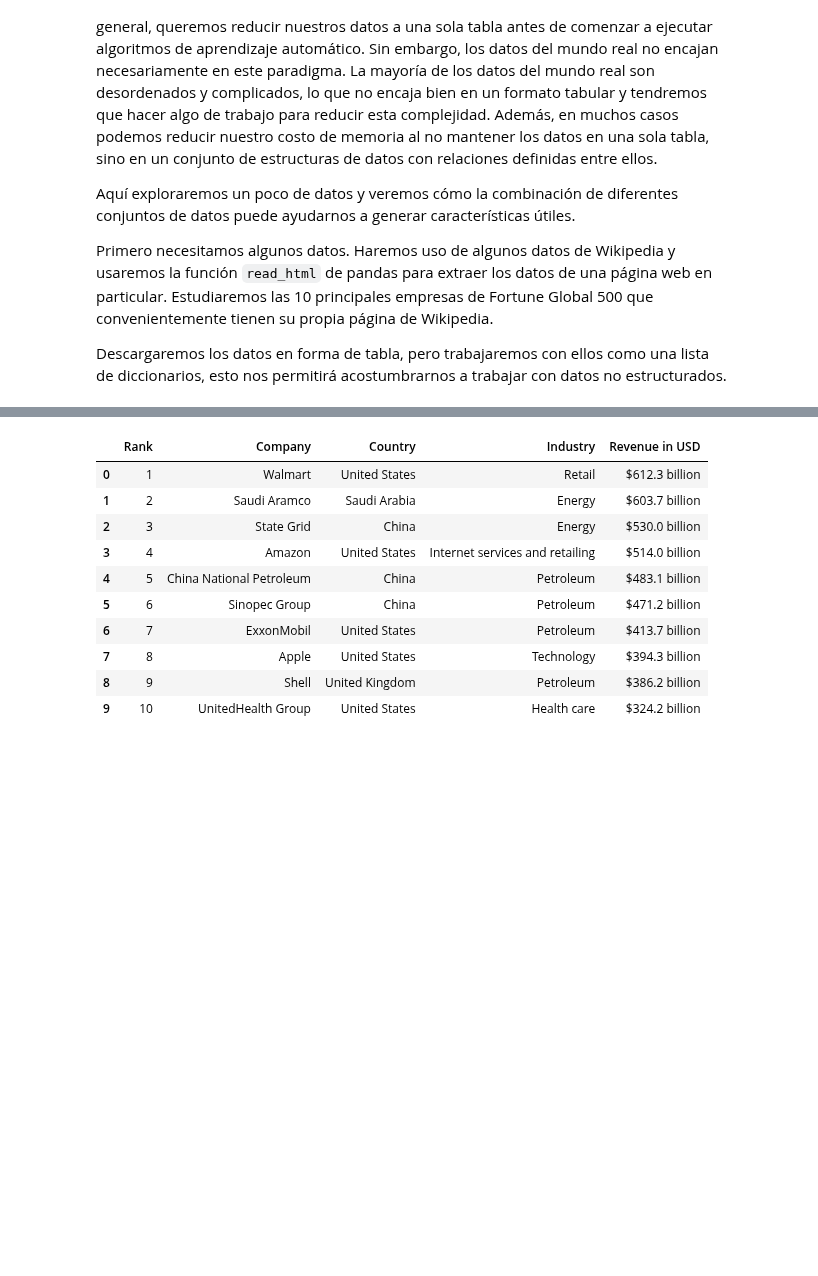
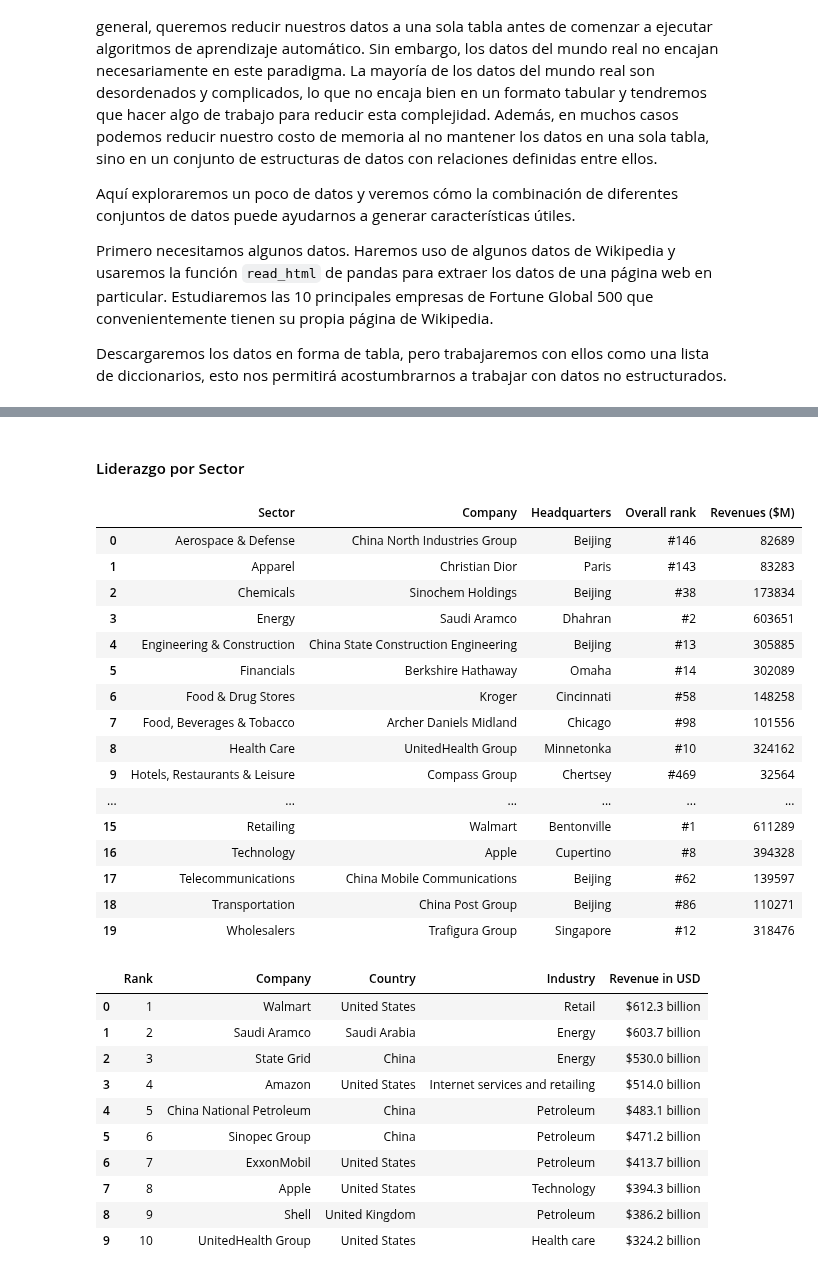
Before and after one commit to rubuntu/uaa-417-sistemas-de-gestion-de-bases-de-datos-avanzados, a Jupyter notebook: 10_Data_Munging.ipynb, the cells around one changed output, grey strips where cells are left out. Saved outputs shown, nothing was run; the diff lists cells and outputs as text; code cells hidden in the pictures; blank space fills up the shorter version.

```diff
--- a/10_Data_Munging.ipynb
+++ b/10_Data_Munging.ipynb
@@ -24,3 +66,25 @@ Descargaremos los datos en forma de tabla, pero trabajaremos con ellos como una
+# %% [markdown]
+#### Liderazgo por Sector
+# %%
+pd.read_html('https://en.wikipedia.org/wiki/Fortune_Global_500', header=0)[3]
+# %% [output]
+|  | Sector | Company | Headquarters | Overall rank | Revenues ($M) |
+| 0 | Aerospace & Defense | China North Industries Group | Beijing | #146 | 82689 |
+| 1 | Apparel | Christian Dior | Paris | #143 | 83283 |
+| 2 | Chemicals | Sinochem Holdings | Beijing | #38 | 173834 |
+| 3 | Energy | Saudi Aramco | Dhahran | #2 | 603651 |
+| 4 | Engineering & Construction | China State Construction Engineering | Beijing | #13 | 305885 |
+| 5 | Financials | Berkshire Hathaway | Omaha | #14 | 302089 |
+| 6 | Food & Drug Stores | Kroger | Cincinnati | #58 | 148258 |
+| 7 | Food, Beverages & Tobacco | Archer Daniels Midland | Chicago | #98 | 101556 |
+| 8 | Health Care | UnitedHealth Group | Minnetonka | #10 | 324162 |
+| 9 | Hotels, Restaurants & Leisure | Compass Group | Chertsey | #469 | 32564 |
+| ... | ... | ... | ... | ... | ... |
+| 15 | Retailing | Walmart | Bentonville | #1 | 611289 |
+| 16 | Technology | Apple | Cupertino | #8 | 394328 |
+| 17 | Telecommunications | China Mobile Communications | Beijing | #62 | 139597 |
+| 18 | Transportation | China Post Group | Beijing | #86 | 110271 |
+| 19 | Wholesalers | Trafigura Group | Singapore | #12 | 318476 |
 # %%
 df = pd.read_html('https://en.wikipedia.org/wiki/Fortune_Global_500', header=0)[0]
 fortune_500 = json.loads(df.to_json(orient="records"))
```
Also changed, not shown: parts of 6 cells of this notebook.
